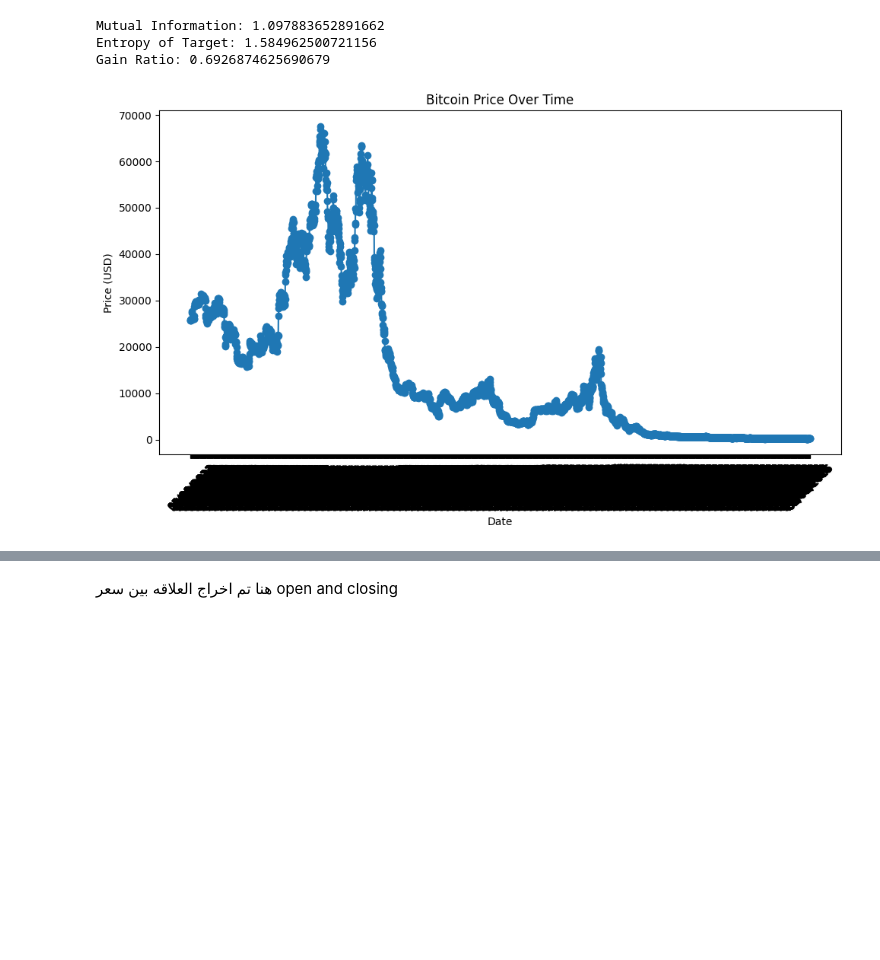
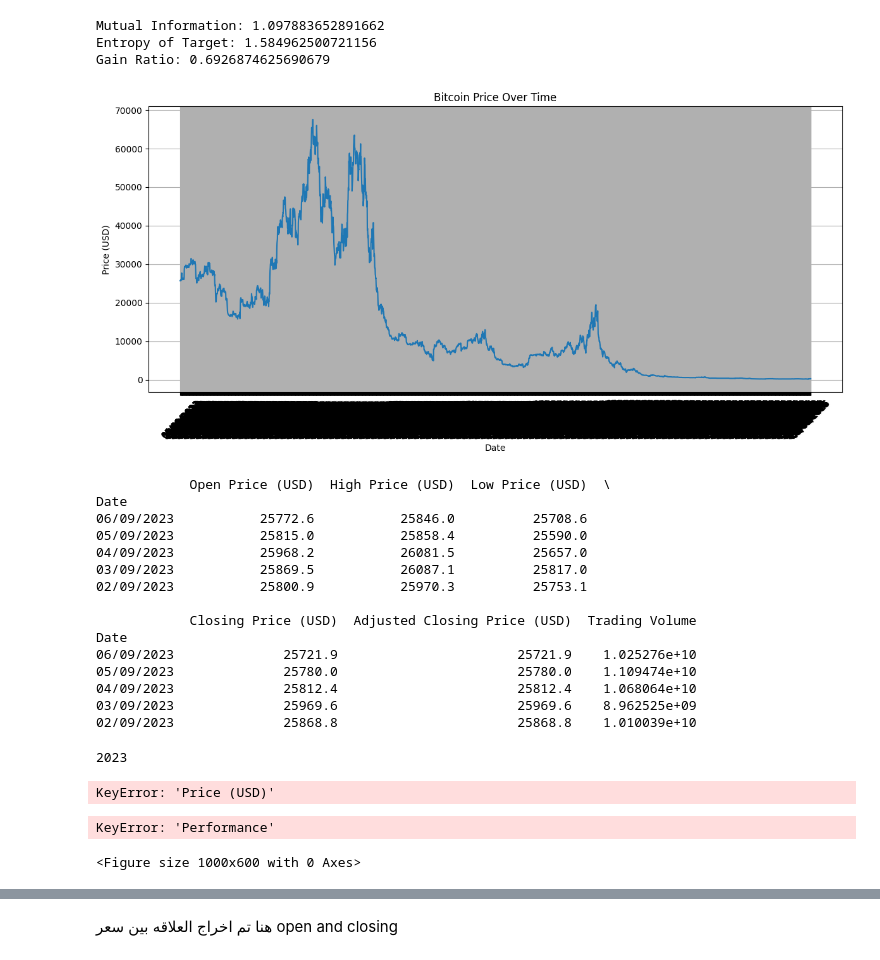
Before and after one commit to ayatkatka/bitcoin, a Jupyter notebook: bitcoinDataset.ipynb, the cells around one changed output, grey strips where cells are left out. Drawn from its saved outputs; the diff is of its cells as text; code cells hidden in the pictures; blank space fills up the shorter version.

```diff
--- a/bitcoinDataset.ipynb
+++ b/bitcoinDataset.ipynb
@@ -192,7 +731,7 @@ import pandas as pd
 from sklearn.feature_selection import mutual_info_classif
 
 # Load the dataset
-data = pd.read_csv("bitcoinDataset.csv")
+data = pd.read_csv("bitcoinDatasetS.csv")
 
 # Define the target variable
 target = "Closing Price (USD)"
@@ -240,22 +779,24 @@ Gain Ratio: 0.6926874625690679
 # %%
 import matplotlib.pyplot as plt
 import seaborn as sns
 
+Data = [2015, 2016, 2017, 2018, 2019 ,2020, 2021, 2022 ,2023]
+
 # Create a Time Series Line Chart
-plt.figure(figsize=(10, 6))  # Set the figure size (adjust as needed)
+plt.figure(figsize=(12, 6))  # Set the figure size (adjust as needed)
 
-plt.plot(data['Date'], data['Closing Price (USD)'], marker='o', linestyle='-')  # Plot Date vs. Close
+plt.plot(data['Date'], data['Closing Price (USD)'], linestyle='-')  # Plot Date vs. Close
 
 plt.title('Bitcoin Price Over Time')  # Set the chart title
 plt.xlabel('Date')  # Set the x-axis label
 plt.ylabel('Price (USD)')  # Set the y-axis label
 
 plt.grid(True)  # Add a grid for better readability
 
 plt.xticks(rotation=45)  # Rotate x-axis labels for better spacing
 
 plt.tight_layout()  # Ensure proper spacing of elements
 
 plt.show()
 # %% [output]
-[figure, old version]
+[figure, new version]
@@ -262,3 +809,43 @@ plt.show()
+# %%
+print(data.head())
+# %% [output]
+            Open Price (USD)  High Price (USD)  Low Price (USD)  \
+Date
+06/09/2023           25772.6           25846.0          25708.6
+05/09/2023           25815.0           25858.4          25590.0
+04/09/2023           25968.2           26081.5          25657.0
+03/09/2023           25869.5           26087.1          25817.0
+02/09/2023           25800.9           25970.3          25753.1
+
+            Closing Price (USD)  Adjusted Closing Price (USD)  Trading Volume
+Date
+06/09/2023              25721.9                       25721.9    1.025276e+10
+05/09/2023              25780.0                       25780.0    1.109474e+10
+04/09/2023              25812.4                       25812.4    1.068064e+10
+03/09/2023              25969.6                       25969.6    8.962525e+09
+02/09/2023              25868.8                       25868.8    1.010039e+10
+# %%
+Date = "2023"
+
+# Now you can use the Date variable
+print(Date)
+# %% [output]
+2023
+# %%
+data['Performance'] = (data['Closing Price (USD)'] - data['Open Price (USD)']) / data['Price (USD)'] * 100
+# %% [output]
+KeyError: 'Price (USD)'
+# %%
+plt.figure(figsize=(10, 6))
+plt.plot(data['Performance'], label='Performance')
+plt.xlabel('Date')
+plt.ylabel('Percentage Change')
+plt.title('Stock Performance Over Time')
+plt.legend()
+plt.show()
+# %% [output]
+KeyError: 'Performance'
+<Figure size 1000x600 with 0 Axes>
 # %%
 import pandas as pd
 from sklearn.feature_selection import mutual_info_classif
```
Also changed, not shown: parts of 65 cells of this notebook.
